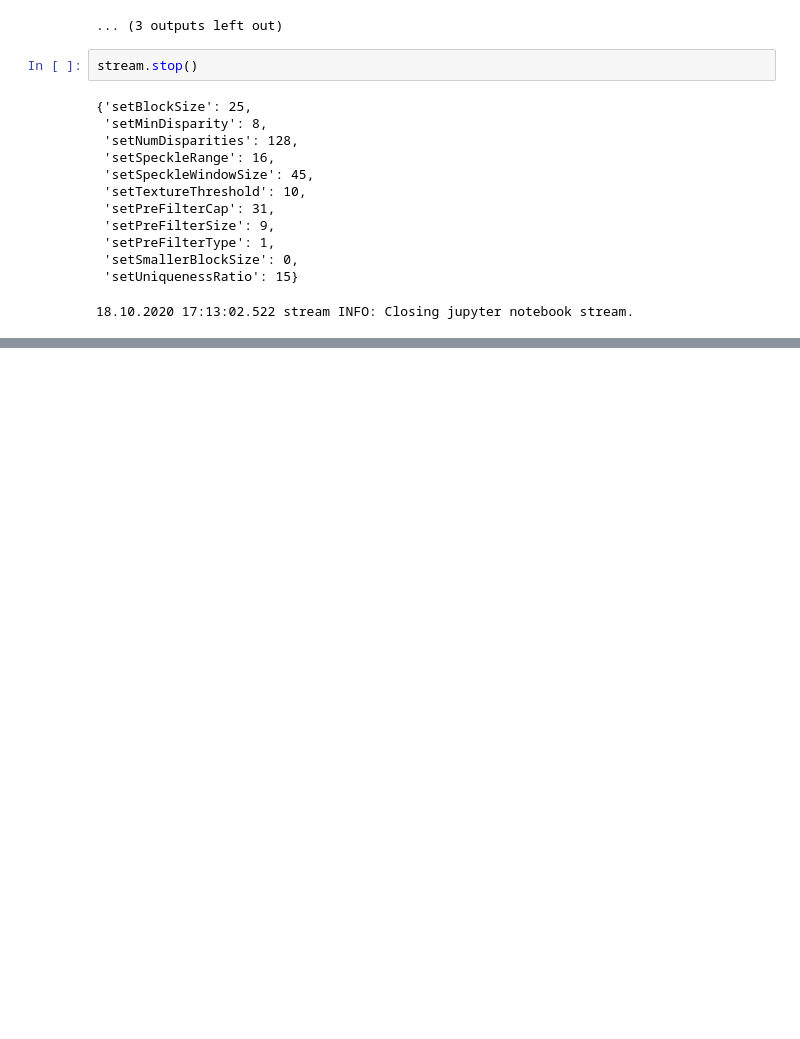
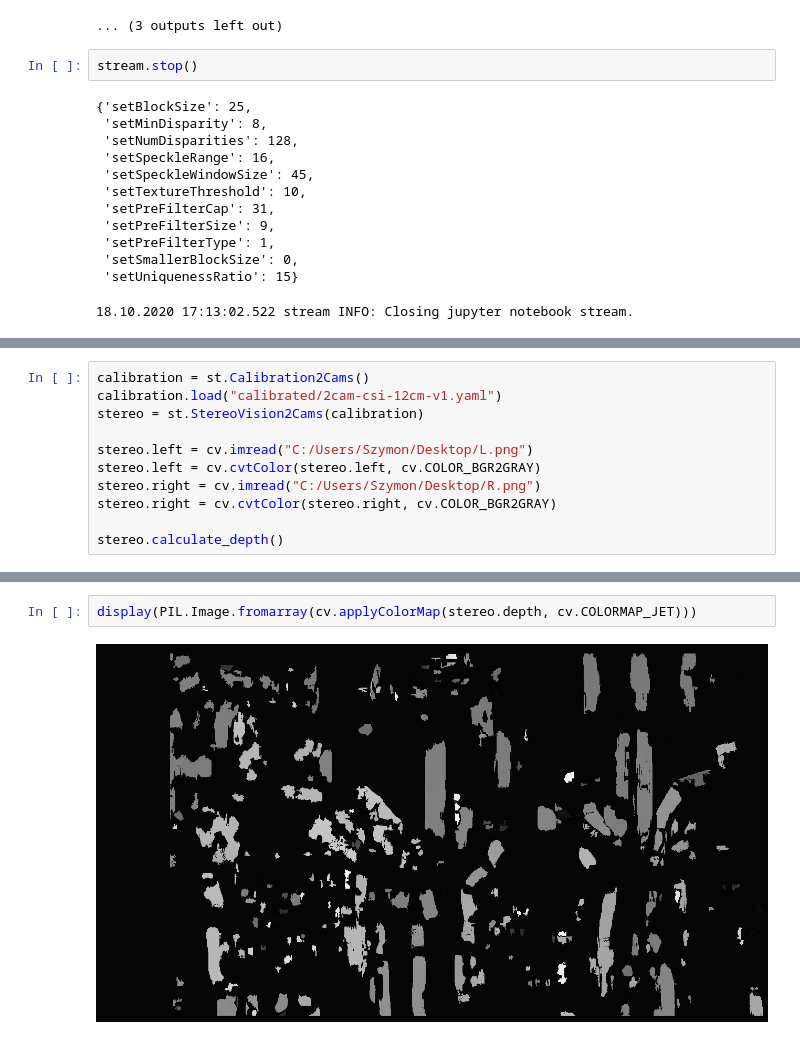
Before and after one commit to knei-knurow/stereo, a Jupyter notebook: depth-map-run.ipynb, the cells around one changed output, grey strips where cells are left out. Cells and saved outputs as stored; diff of their text form; blank space fills up the shorter version.

```diff
--- a/depth-map-run.ipynb
+++ b/depth-map-run.ipynb
@@ -111,0 +101,11 @@ PIL.Image.fromarray(x)
+# %%
+calibration = st.Calibration2Cams()
+calibration.load("calibrated/2cam-csi-12cm-v1.yaml")
+stereo = st.StereoVision2Cams(calibration)
+
+stereo.left = cv.imread("C:/Users/Szymon/Desktop/L.png")
+stereo.left = cv.cvtColor(stereo.left, cv.COLOR_BGR2GRAY)
+stereo.right = cv.imread("C:/Users/Szymon/Desktop/R.png")
+stereo.right = cv.cvtColor(stereo.right, cv.COLOR_BGR2GRAY)
+
+stereo.calculate_depth()
@@ -111,0 +121,4 @@ PIL.Image.fromarray(x)
+# %%
+display(PIL.Image.fromarray(cv.applyColorMap(stereo.depth, cv.COLORMAP_JET)))
+# %% [output]
+[figure, added]
```
Also changed, not shown: parts of 3 cells of this notebook, 7 other files.
